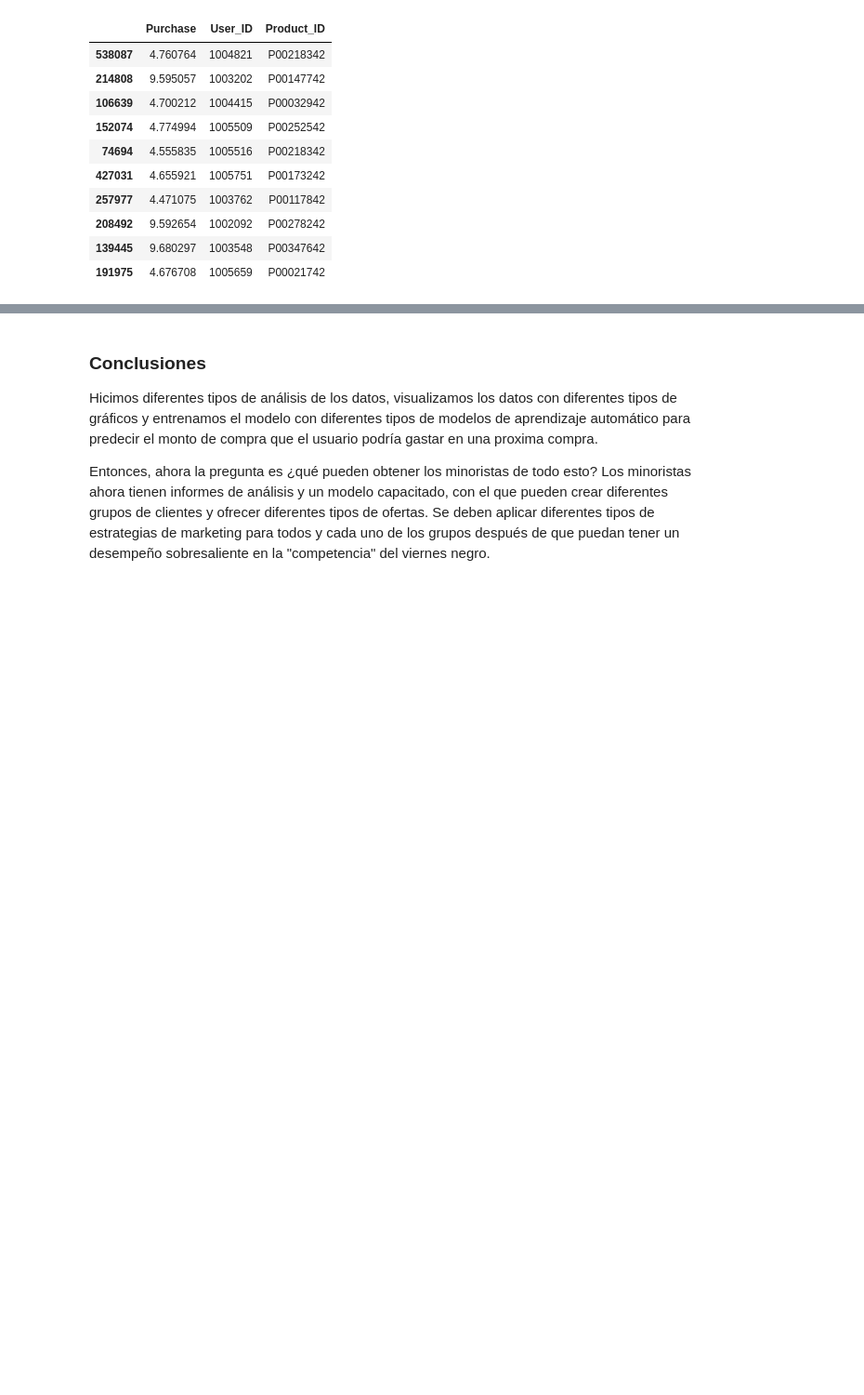
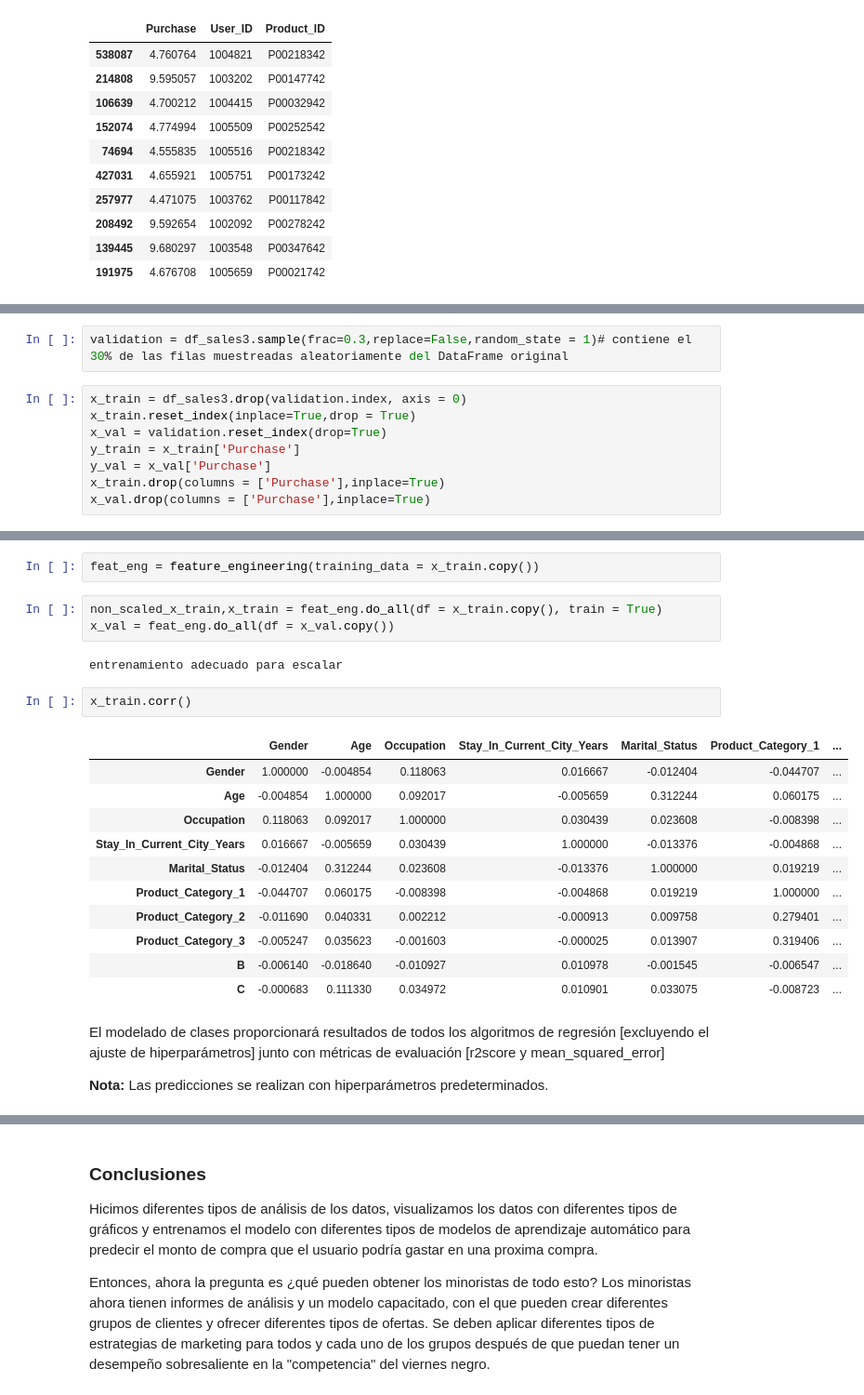
Before and after one commit to criss201x/an-lisis_de_compras_con_algoritmos_de_aprendizaje_automatico, a Jupyter notebook: purchases.ipynb, the cells around one changed output, grey strips where cells are left out. Shown at 93% size. Drawn from its saved outputs; the diff is of its cells as text; blank space fills up the shorter version.

```diff
--- a/purchases.ipynb
+++ b/purchases.ipynb
@@ -904,0 +917,10 @@ predictions.sample(10)
+# %%
+validation = df_sales3.sample(frac=0.3,replace=False,random_state = 1)# contiene el 30% de las filas muestreadas aleatoriamente del DataFrame original
+# %%
+x_train = df_sales3.drop(validation.index, axis = 0)
+x_train.reset_index(inplace=True,drop = True)
+x_val = validation.reset_index(drop=True)
+y_train = x_train['Purchase']
+y_val = x_val['Purchase']
+x_train.drop(columns = ['Purchase'],inplace=True)
+x_val.drop(columns = ['Purchase'],inplace=True)
@@ -904,0 +987,25 @@ predictions.sample(10)
+# %%
+feat_eng = feature_engineering(training_data = x_train.copy())
+# %%
+non_scaled_x_train,x_train = feat_eng.do_all(df = x_train.copy(), train = True)
+x_val = feat_eng.do_all(df = x_val.copy())
+# %% [output]
+entrenamiento adecuado para escalar
+# %%
+x_train.corr()
+# %% [output]
+|  | Gender | Age | Occupation | Stay_In_Current_City_Years | Marital_Status | Product_Category_1 | ... |
+| Gender | 1.000000 | -0.004854 | 0.118063 | 0.016667 | -0.012404 | -0.044707 | ... |
+| Age | -0.004854 | 1.000000 | 0.092017 | -0.005659 | 0.312244 | 0.060175 | ... |
+| Occupation | 0.118063 | 0.092017 | 1.000000 | 0.030439 | 0.023608 | -0.008398 | ... |
+| Stay_In_Current_City_Years | 0.016667 | -0.005659 | 0.030439 | 1.000000 | -0.013376 | -0.004868 | ... |
+| Marital_Status | -0.012404 | 0.312244 | 0.023608 | -0.013376 | 1.000000 | 0.019219 | ... |
+| Product_Category_1 | -0.044707 | 0.060175 | -0.008398 | -0.004868 | 0.019219 | 1.000000 | ... |
+| Product_Category_2 | -0.011690 | 0.040331 | 0.002212 | -0.000913 | 0.009758 | 0.279401 | ... |
+| Product_Category_3 | -0.005247 | 0.035623 | -0.001603 | -0.000025 | 0.013907 | 0.319406 | ... |
+| B | -0.006140 | -0.018640 | -0.010927 | 0.010978 | -0.001545 | -0.006547 | ... |
+| C | -0.000683 | 0.111330 | 0.034972 | 0.010901 | 0.033075 | -0.008723 | ... |
+# %% [markdown]
+El modelado de clases proporcionará resultados de todos los algoritmos de regresión [excluyendo el ajuste de hiperparámetros] junto con métricas de evaluación [r2score y mean_squared_error]
+
+**Nota:** Las predicciones se realizan con hiperparámetros predeterminados.
```
Also changed, not shown: parts of 29 cells of this notebook.
